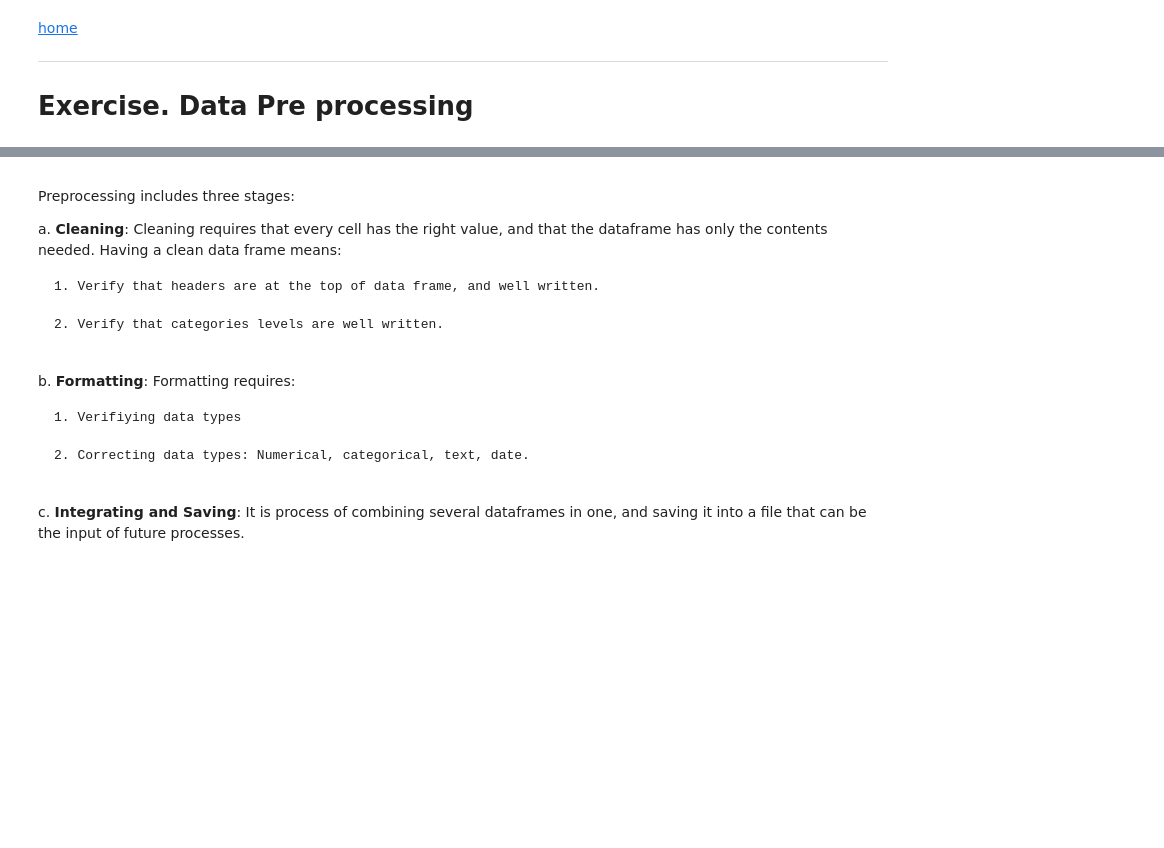
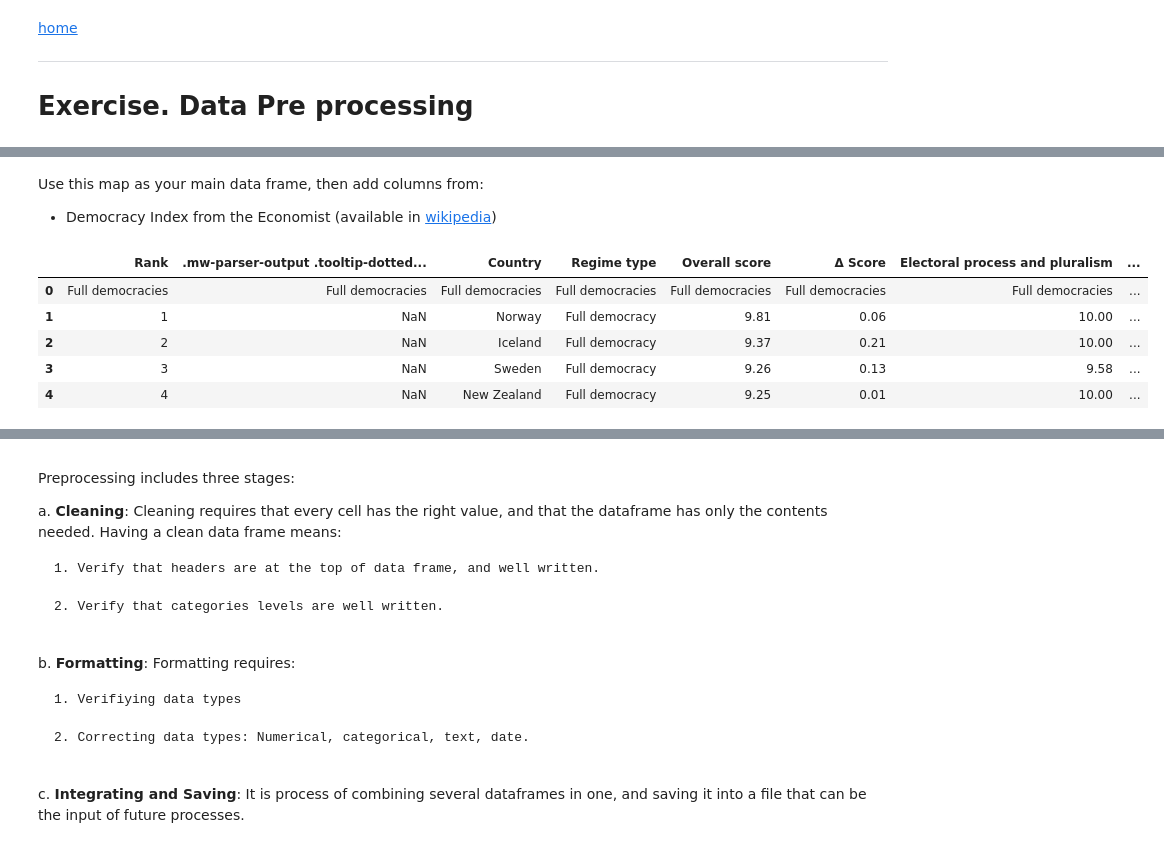
Before and after one commit to UW-eScience-WinterSchool/Python_Session, a Jupyter notebook: Python-code.ipynb, the cells around one changed output, grey strips where cells are left out. Saved outputs shown, nothing was run; the diff lists cells and outputs as text; code cells hidden in the pictures; blank space fills up the shorter version.

Commit message:
update data idh

```diff
--- a/Python-code.ipynb
+++ b/Python-code.ipynb
@@ -984,0 +1012,15 @@ _____
+# %% [markdown]
+Use this map as your main data frame, then add columns from:
+
+* Democracy Index from the Economist (available in [wikipedia](https://en.wikipedia.org/wiki/Democracy_Index))
+# %%
+linkWiki="https://en.wikipedia.org/wiki/Democracy_Index"
+democracy=pd.read_html(linkWiki, header=0,attrs={"class":"wikitable sortable"})[4]
+democracy.head()
+# %% [output]
+|  | Rank | .mw-parser-output .tooltip-dotted... | Country | Regime type | Overall score | Δ Score | Elec­toral pro­cess and plura­lism | ... |
+| 0 | Full democracies | Full democracies | Full democracies | Full democracies | Full democracies | Full democracies | Full democracies | ... |
+| 1 | 1 | NaN | Norway | Full democracy | 9.81 | 0.06 | 10.00 | ... |
+| 2 | 2 | NaN | Iceland | Full democracy | 9.37 | 0.21 | 10.00 | ... |
+| 3 | 3 | NaN | Sweden | Full democracy | 9.26 | 0.13 | 9.58 | ... |
+| 4 | 4 | NaN | New Zealand | Full democracy | 9.25 | 0.01 | 10.00 | ... |
```
Also changed, not shown: parts of 8 cells of this notebook, 3 other files.
